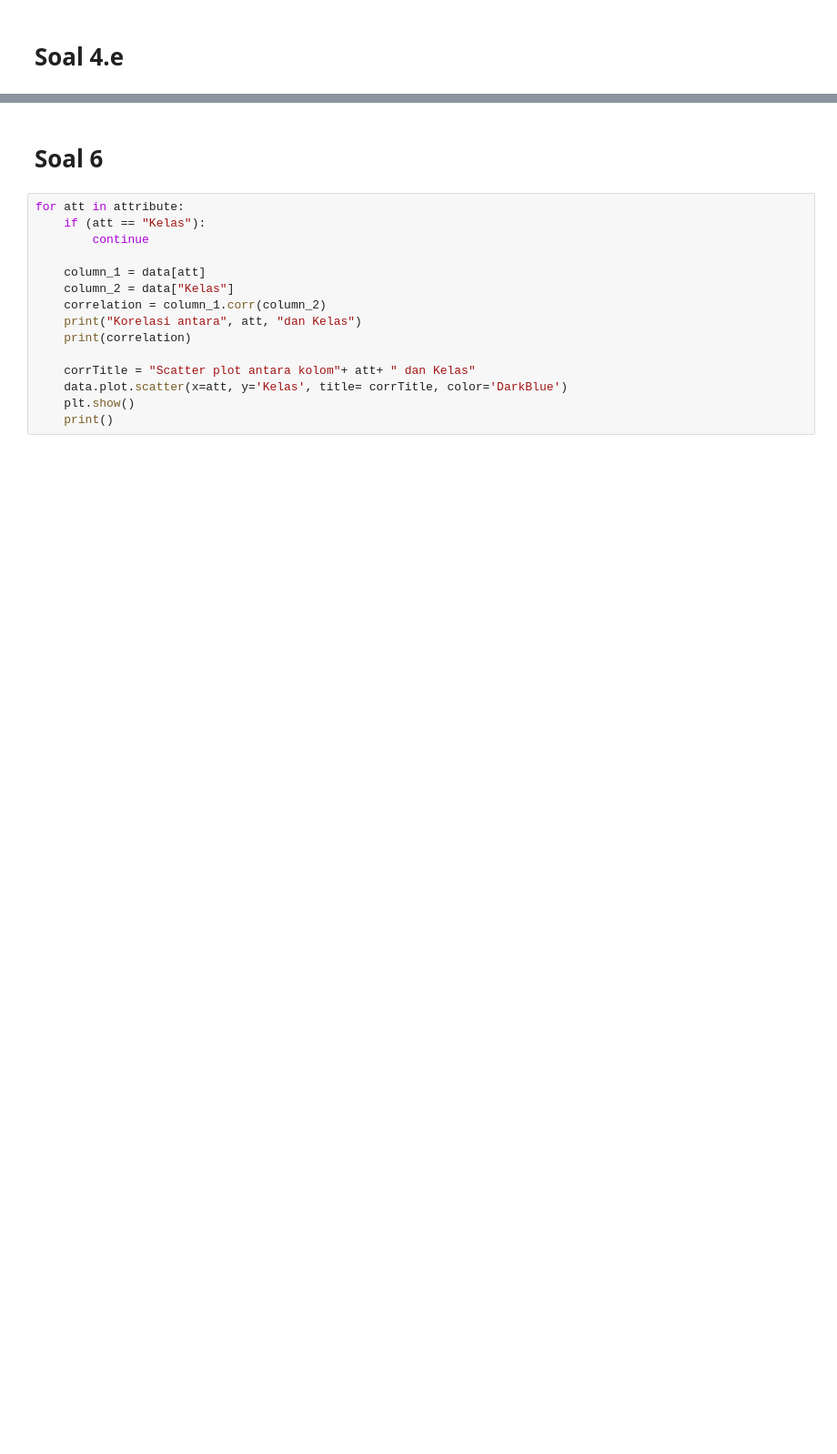
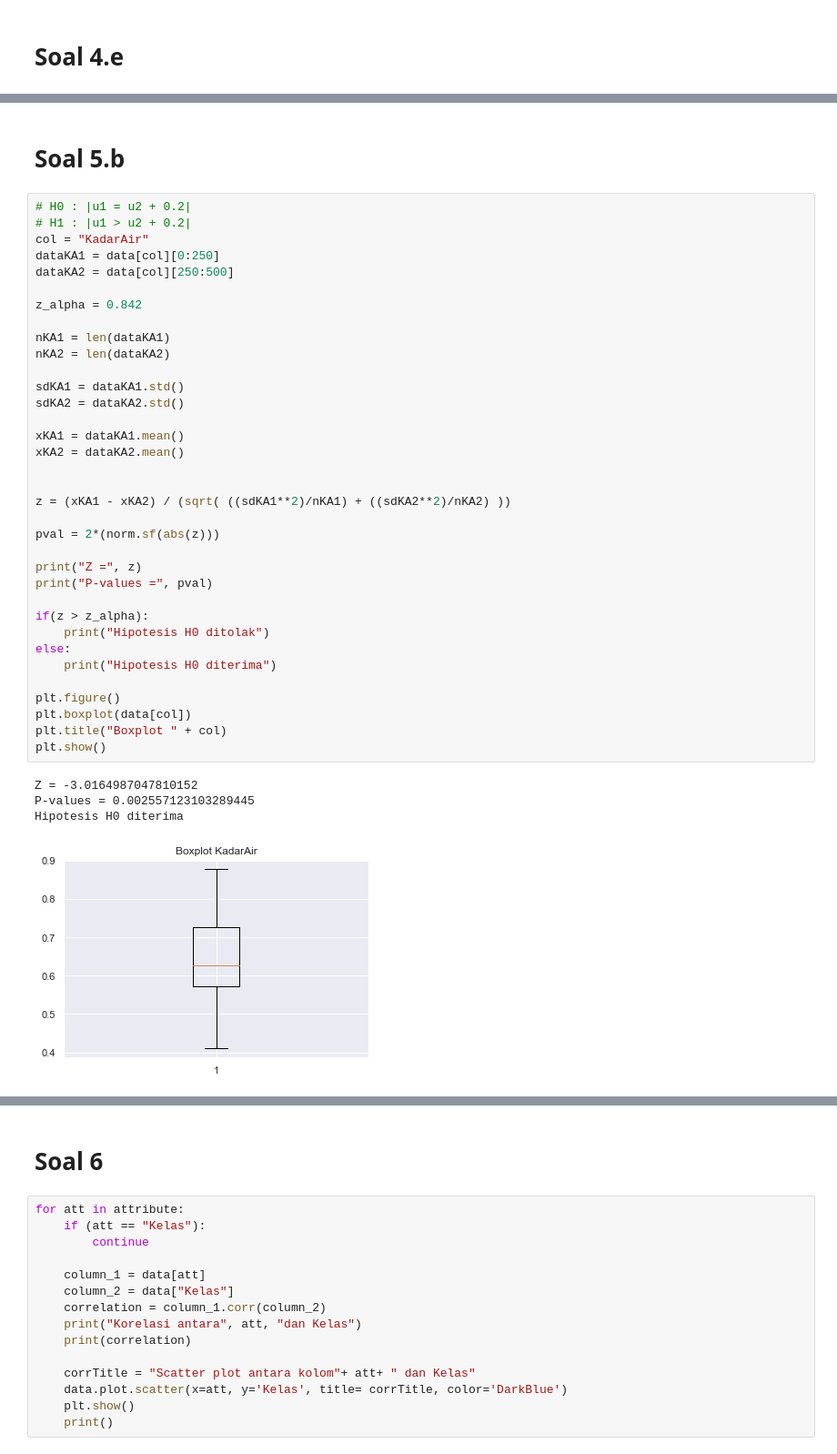
Before and after one commit to karlsenab7/Tubes_Probstat, a Jupyter notebook: src/main.ipynb, the cells around one changed output, grey strips where cells are left out. Shown at 91% size. Saved outputs shown, nothing was run; the diff lists cells and outputs as text; blank space fills up the shorter version.

```diff
--- a/src/main.ipynb
+++ b/src/main.ipynb
@@ -274,0 +251,42 @@ P-values = 1.4495441414387716e-07
+# %% [markdown]
+# Soal 5.b
+# %%
+# H0 : |u1 = u2 + 0.2|
+# H1 : |u1 > u2 + 0.2|
+col = "KadarAir"
+dataKA1 = data[col][0:250]
+dataKA2 = data[col][250:500]
+
+z_alpha = 0.842
+
+nKA1 = len(dataKA1)
+nKA2 = len(dataKA2)
+
+sdKA1 = dataKA1.std()
+sdKA2 = dataKA2.std()
+
+xKA1 = dataKA1.mean()
+xKA2 = dataKA2.mean()
+
+
+z = (xKA1 - xKA2) / (sqrt( ((sdKA1**2)/nKA1) + ((sdKA2**2)/nKA2) ))
+
+pval = 2*(norm.sf(abs(z)))
+
+print("Z =", z)
+print("P-values =", pval)
+
+if(z > z_alpha):
+    print("Hipotesis H0 ditolak")
+else:
+    print("Hipotesis H0 diterima")
+
+plt.figure()
+plt.boxplot(data[col])
+plt.title("Boxplot " + col)
+plt.show()
+# %% [output]
+Z = -3.0164987047810152
+P-values = 0.002557123103289445
+Hipotesis H0 diterima
+[figure, added]
```
Also changed, not shown: parts of 20 cells of this notebook.
